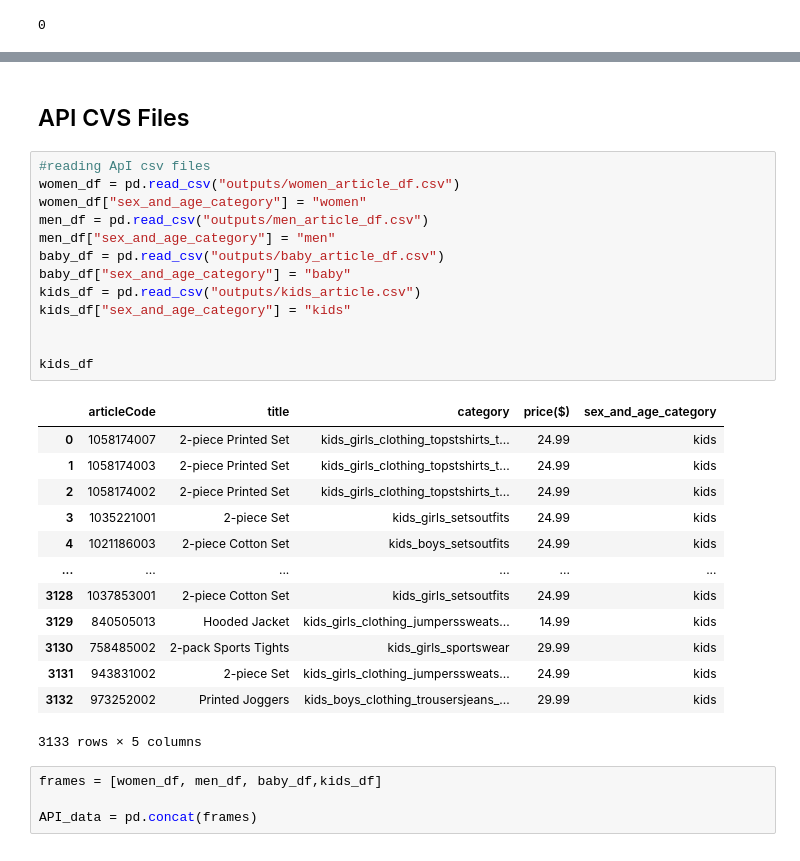
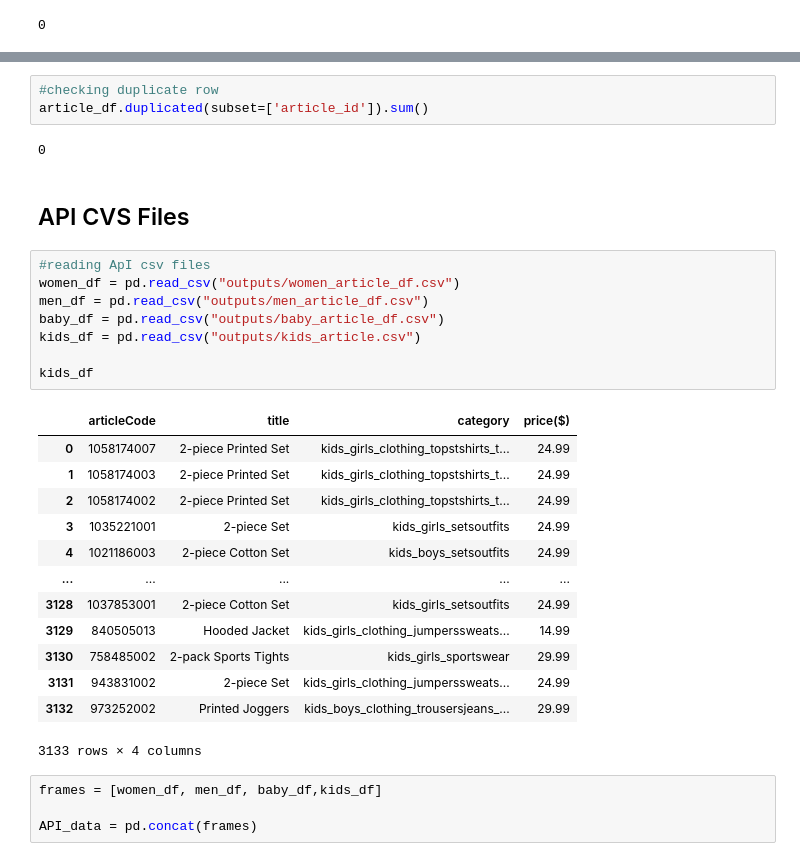
Before and after one commit to CarlaLorenteAnon/project-2, a Jupyter notebook: main.ipynb, the cells around one changed output, grey strips where cells are left out. Saved outputs shown, nothing was run; the diff lists cells and outputs as text.

```diff
--- a/main.ipynb
+++ b/main.ipynb
@@ -324,32 +269,32 @@ transactions_article_df=pd.merge(transactions_df,article_df,on="article_id",how=
+# %%
+#checking duplicate row
+article_df.duplicated(subset=['article_id']).sum()
+# %% [output]
+0
 # %% [markdown]
 ## API CVS Files
 # %%
 #reading ApI csv files
 women_df = pd.read_csv("outputs/women_article_df.csv")
-women_df["sex_and_age_category"] = "women"
 men_df = pd.read_csv("outputs/men_article_df.csv")
-men_df["sex_and_age_category"] = "men"
 baby_df = pd.read_csv("outputs/baby_article_df.csv")
-baby_df["sex_and_age_category"] = "baby"
 kids_df = pd.read_csv("outputs/kids_article.csv")
-kids_df["sex_and_age_category"] = "kids"
-
 
 kids_df
 # %% [output]
-|  | articleCode | title | category | price($) | sex_and_age_category |
-| 0 | 1058174007 | 2-piece Printed Set | kids_girls_clothing_topstshirts_t... | 24.99 | kids |
-| 1 | 1058174003 | 2-piece Printed Set | kids_girls_clothing_topstshirts_t... | 24.99 | kids |
-| 2 | 1058174002 | 2-piece Printed Set | kids_girls_clothing_topstshirts_t... | 24.99 | kids |
-| 3 | 1035221001 | 2-piece Set | kids_girls_setsoutfits | 24.99 | kids |
-| 4 | 1021186003 | 2-piece Cotton Set | kids_boys_setsoutfits | 24.99 | kids |
-| ... | ... | ... | ... | ... | ... |
-| 3128 | 1037853001 | 2-piece Cotton Set | kids_girls_setsoutfits | 24.99 | kids |
-| 3129 | 840505013 | Hooded Jacket | kids_girls_clothing_jumperssweats... | 14.99 | kids |
-| 3130 | 758485002 | 2-pack Sports Tights | kids_girls_sportswear | 29.99 | kids |
-| 3131 | 943831002 | 2-piece Set | kids_girls_clothing_jumperssweats... | 24.99 | kids |
-| 3132 | 973252002 | Printed Joggers | kids_boys_clothing_trousersjeans_... | 29.99 | kids |
+|  | articleCode | title | category | price($) |
+| 0 | 1058174007 | 2-piece Printed Set | kids_girls_clothing_topstshirts_t... | 24.99 |
+| 1 | 1058174003 | 2-piece Printed Set | kids_girls_clothing_topstshirts_t... | 24.99 |
+| 2 | 1058174002 | 2-piece Printed Set | kids_girls_clothing_topstshirts_t... | 24.99 |
+| 3 | 1035221001 | 2-piece Set | kids_girls_setsoutfits | 24.99 |
+| 4 | 1021186003 | 2-piece Cotton Set | kids_boys_setsoutfits | 24.99 |
+| ... | ... | ... | ... | ... |
+| 3128 | 1037853001 | 2-piece Cotton Set | kids_girls_setsoutfits | 24.99 |
+| 3129 | 840505013 | Hooded Jacket | kids_girls_clothing_jumperssweats... | 14.99 |
+| 3130 | 758485002 | 2-pack Sports Tights | kids_girls_sportswear | 29.99 |
+| 3131 | 943831002 | 2-piece Set | kids_girls_clothing_jumperssweats... | 24.99 |
+| 3132 | 973252002 | Printed Joggers | kids_boys_clothing_trousersjeans_... | 29.99 |
-3133 rows × 5 columns
+3133 rows × 4 columns
 # %%
 frames = [women_df, men_df, baby_df,kids_df]
 
```
Also changed, not shown: parts of 57 cells of this notebook.
